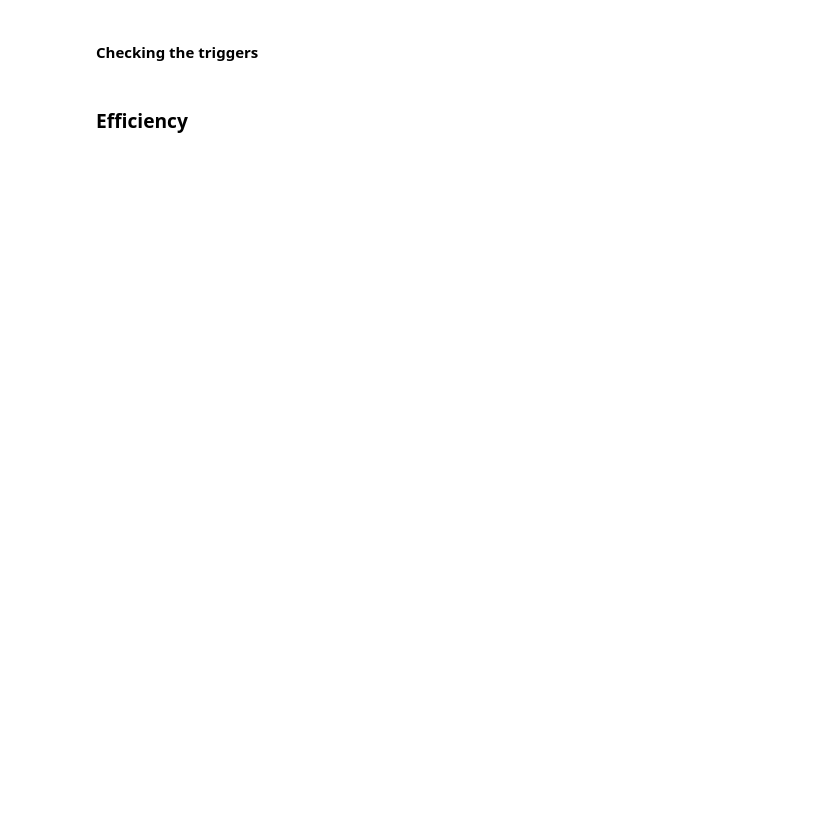
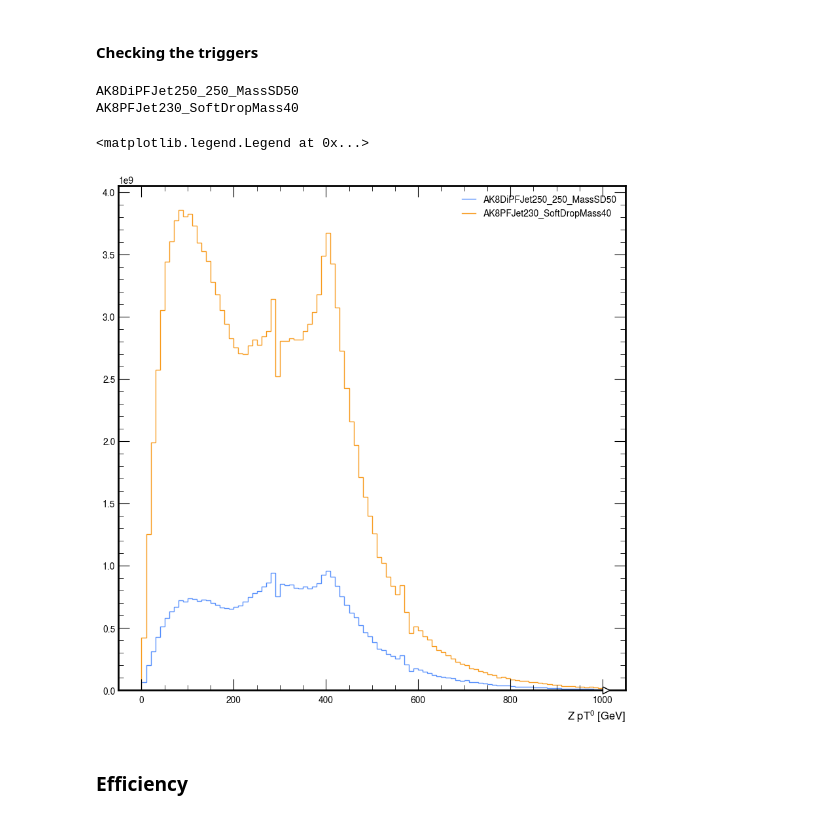
Before and after one commit to gabihamilton/genZ, a Jupyter notebook: trigger_signal.ipynb, the cells around one changed output. Drawn from its saved outputs; the diff is of its cells as text; code cells hidden in the pictures; blank space fills up the shorter version.

```diff
--- a/trigger_signal.ipynb
+++ b/trigger_signal.ipynb
@@ -251,15 +322,21 @@ plot_den(hpt_z, output_dir, var="zpt")
 #### Checking the triggers
 # %%
 # comparing the triggers
-sample = "Zto2Q-2Jets_PTQQ-100to200_1J"
-label = "Zto2Q-2Jets"
+sample = "Zto2Q-4Jets_HT-800"
+label = "Zto2Q-4Jets"
 fig, ax = plt.subplots()
 for trigger_title, (triggers, trigger_label) in trigger_dict.items():
     for hlt in triggers:
+        print(hlt)
         hep.histplot(hpt_z[{"cat": hlt, "sample_name": sample, "process_name": label}], ax=ax, label=hlt)
     #hep.histplot(hpt_z[{"cat": trigger_title, "sample_name": "Zto2Q-2Jets", "process_name": "Zto2Q-2Jets"}], ax=ax, label=trigger_title)
 
 ax.legend()
+# %% [output]
+AK8DiPFJet250_250_MassSD50
+AK8PFJet230_SoftDropMass40
+<matplotlib.legend.Legend at 0x...>
+[figure, added]
 # %% [markdown]
 ### Efficiency
 # %%
```
Also changed, not shown: parts of 10 cells of this notebook, 1 other file.
